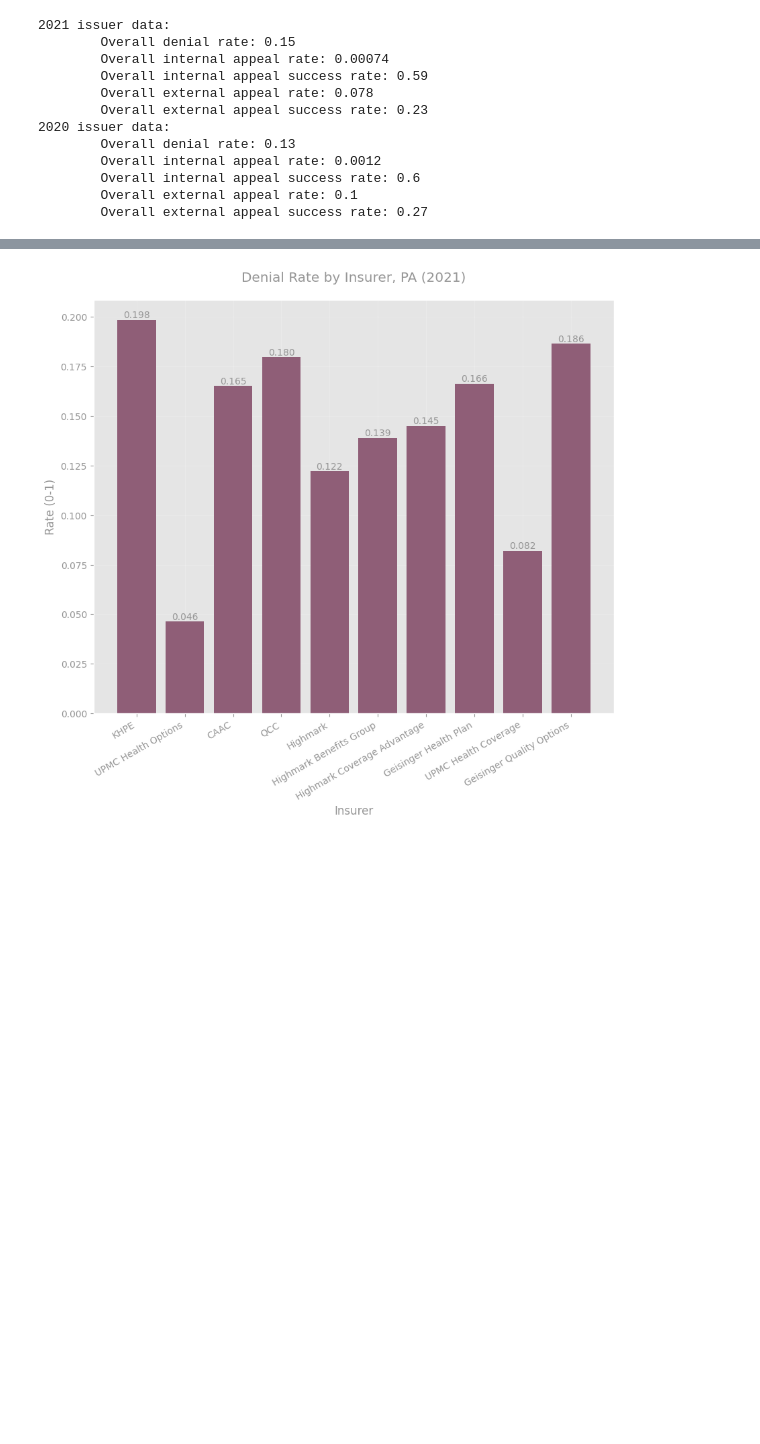
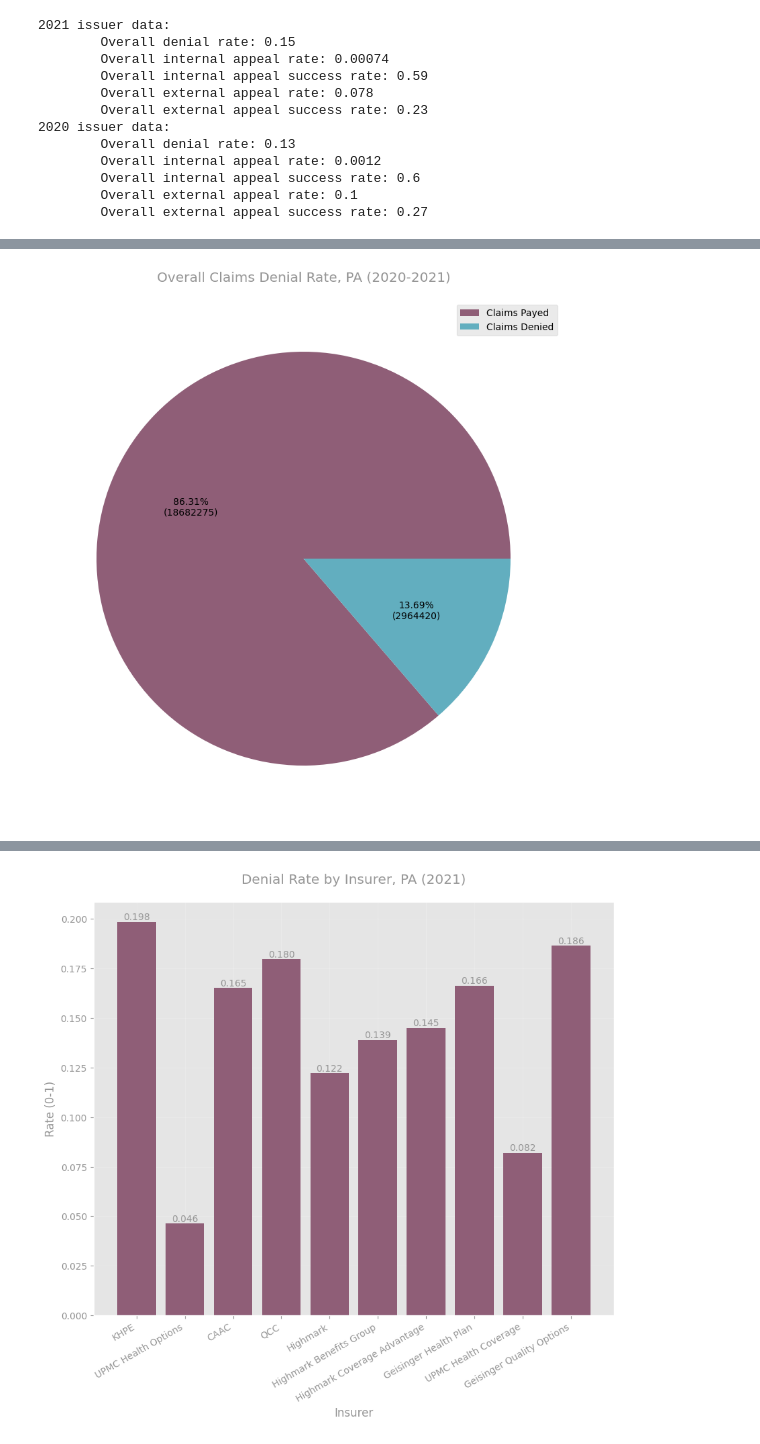
Before and after one commit to TPAFS/investigations, a Jupyter notebook: investigations/claims_denials/pa_claims.ipynb, the cells around one changed output, grey strips where cells are left out. Cells and saved outputs as stored; diff of their text form; code cells hidden in the pictures; blank space fills up the shorter version.

Commit message:
Add PA denial plots

```diff
--- a/investigations/claims_denials/pa_claims.ipynb
+++ b/investigations/claims_denials/pa_claims.ipynb
@@ -423,12 +467,10 @@ plan_df = pd.read_csv(plan_path)
 MIN_CLAIMS = 100
 issuer_df = issuer_df[issuer_df["claims_received"] >= MIN_CLAIMS]
 # %%
-def get_overall_issuer_rates_by_year(issuer_df: pd.DataFrame, data_year: int) -> tuple:
-    """Get aggregate denial and appeal rates across issuers."""
-    df = issuer_df[issuer_df["data_plan_year"] == data_year].copy(deep=True)
-
+def get_overall_issuer_rates(issuer_df: pd.DataFrame):
     # Add relevant issuer level rates
     # Note: this data includes non-marketplace plans info (unlike plan level df)
+    df = issuer_df
     df["denial_rate"] = df["claims_denied"] / df["claims_received"]
     df["internal_appeal_rate"] = df["internal_appeals"] / df["claims_denied"]
     df["internal_appeal_success_rate"] = (
@@ -470,6 +512,14 @@ def get_overall_issuer_rates_by_year(issuer_df: pd.DataFrame, data_year: int) ->
     print(
         f"\tOverall external appeal success rate: {overall_external_appeal_success_rate:.2}"
     )
+    return df
+
+
+def get_overall_issuer_rates_by_year(issuer_df: pd.DataFrame, data_year: int) -> tuple:
+    """Get aggregate denial and appeal rates across issuers."""
+    df = issuer_df[issuer_df["data_plan_year"] == data_year].copy(deep=True)
+
+    df = get_overall_issuer_rates(df)
 
     return df
 # %%
@@ -491,3 +541,20 @@ for year in issuer_df["data_plan_year"].unique():
         Overall internal appeal success rate: 0.6
         Overall external appeal rate: 0.1
         Overall external appeal success rate: 0.27
+# %%
+print("Combined_data:\n")
+agg_map = {
+    "insurer_name": "first",
+    "data_plan_year": "first",
+    "current_plan_year": "first",
+    "sadp_only": "first",
+    "claims_received": "sum",
+    "claims_denied": "sum",
+    "internal_appeals": "sum",
+    "internal_appeal_overturns": "sum",
+    "external_appeals": "sum",
+    "external_appeal_overturns": "sum",
+}
+issuer_df = get_overall_issuer_rates(
+    issuer_df.groupby(["hios_id"], as_index=False).agg(agg_map)
+)
@@ -493,0 +569,13 @@ for year in issuer_df["data_plan_year"].unique():
+# %%
+total_claims_received = issuer_df["claims_received"].sum()
+total_claims_denied = issuer_df["claims_denied"].sum()
+
+plot_pie(
+    slice_names=["Claims Payed", "Claims Denied"],
+    slice_vals=[total_claims_received - total_claims_denied, total_claims_denied],
+    title="Overall Claims Denial Rate, PA (2020-2021)",
+    show=True,
+    save_path=os.path.join(OUTPUT_IMAGE_DIR, "overall_denial_pie.png"),
+)
+# %% [output]
+[figure, added]
```
Also changed, not shown: parts of 16 cells of this notebook.
